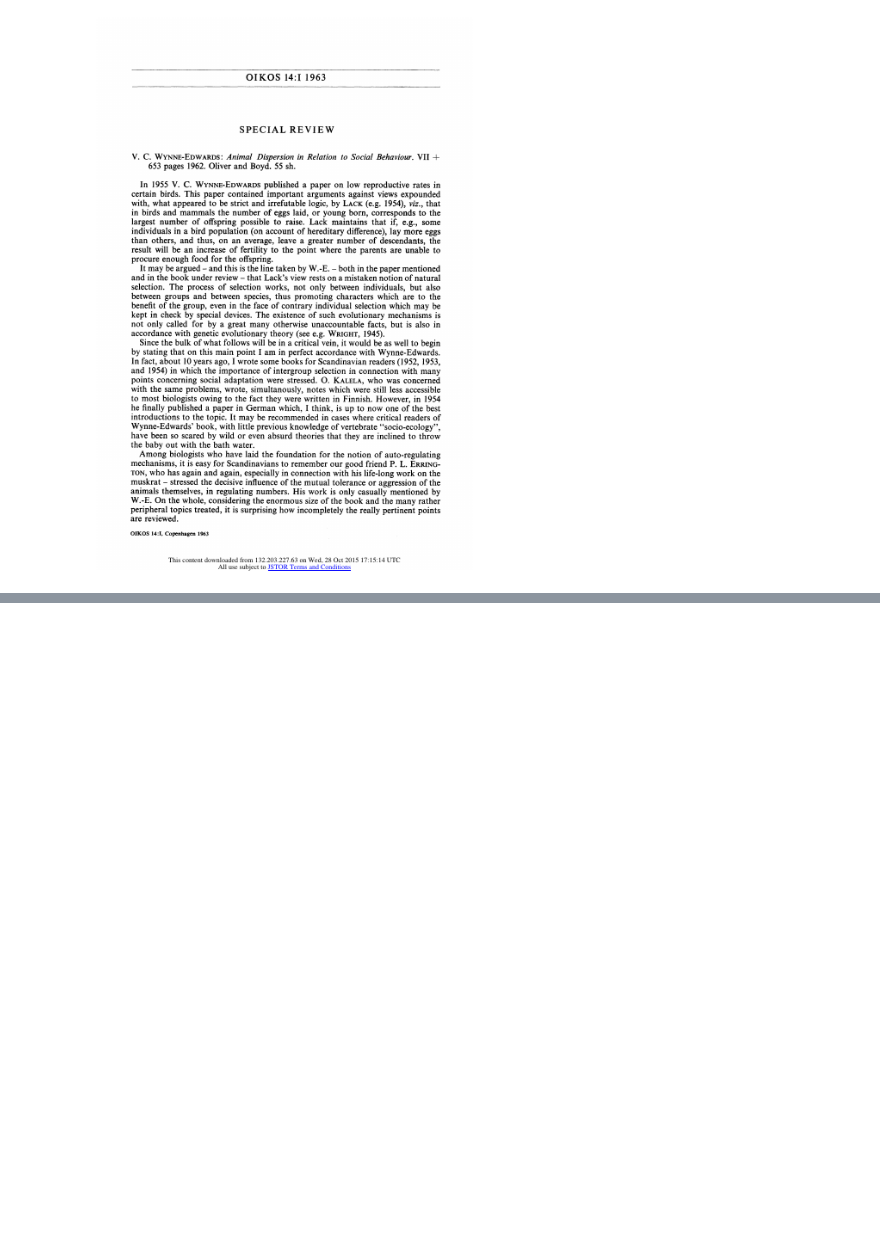
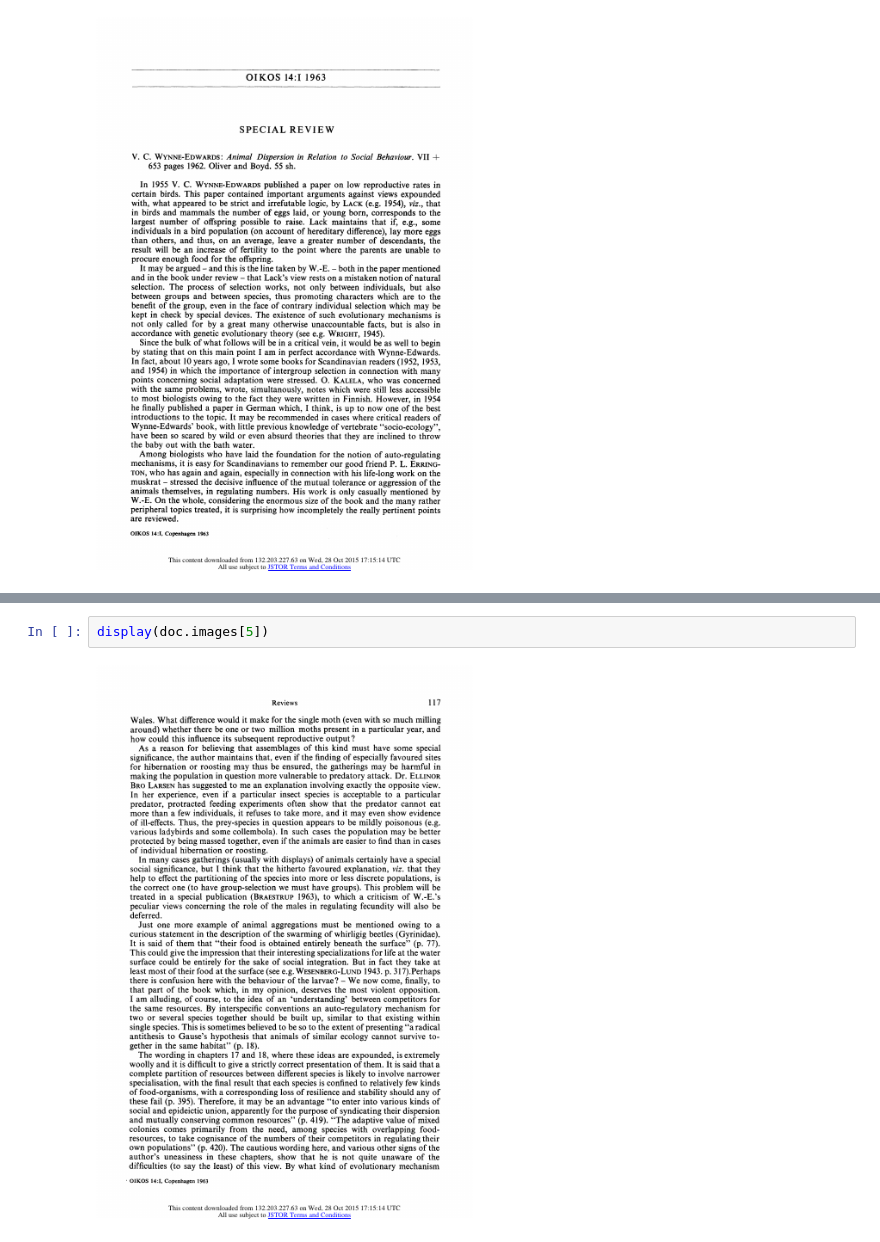
Before and after one commit to jstonge/sci_feuds, a Jupyter notebook: etc/braestrup_1963.ipynb, the cells around one changed output, grey strips where cells are left out. Drawn from its saved outputs; the diff is of its cells as text; blank space fills up the shorter version.

```diff
--- a/etc/braestrup_1963.ipynb
+++ b/etc/braestrup_1963.ipynb
@@ -34,0 +47,4 @@ dat
+# %%
+display(doc.images[5])
+# %% [output]
+[figure, added]
```
Also changed, not shown: parts of 7 cells of this notebook.
